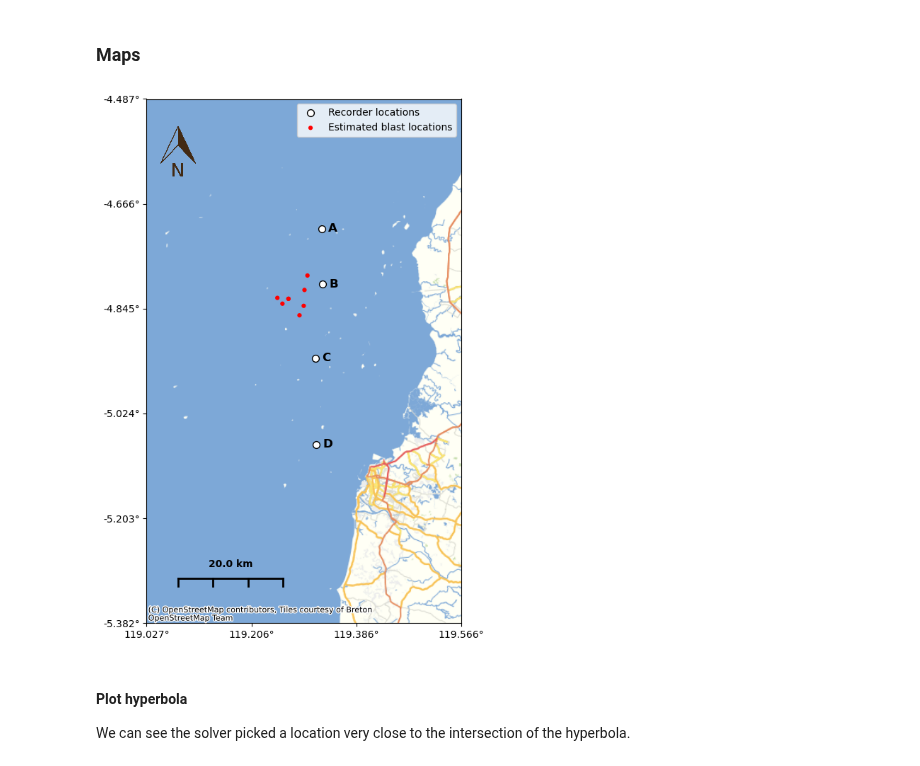
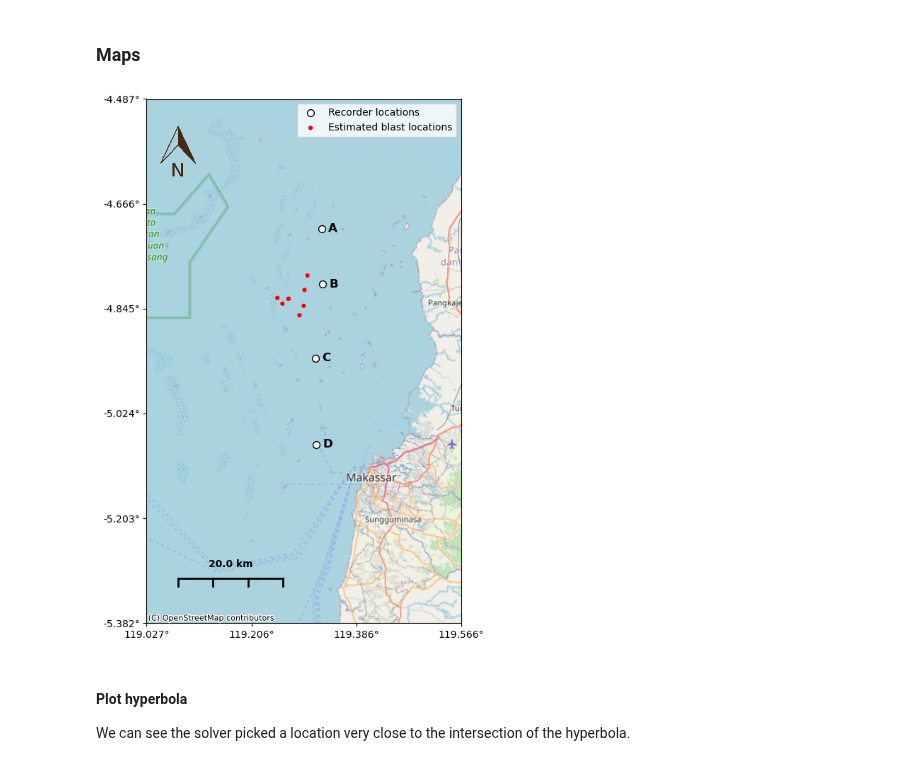
Before and after one commit to BenUCL/Bomb-Fishing, a Jupyter notebook: code/misc/acoustic_localization_notebook.ipynb, the cells around one changed output. Cells and saved outputs as stored; diff of their text form; code cells hidden in the pictures.

```diff
--- a/code/misc/acoustic_localization_notebook.ipynb
+++ b/code/misc/acoustic_localization_notebook.ipynb
@@ -798,40 +798,40 @@ ax.set_ylim(ymin - buf, ymax + buf)
 
 
 # Basemap
-provider = ctx.providers.OpenStreetMap.CAT
+provider = ctx.providers.OpenStreetMap.Mapnik #CAT
 ctx.add_basemap(ax, source=provider, crs="EPSG:3857")
 
 # Add north arrow
 add_north_arrow(ax, location="upper left", size=0.04)
 
 # Add scale bar
 SCALE_BAR_LEN = 20_000  # in metres
 add_scalebar(ax, length=SCALE_BAR_LEN, location="lower left", tick_count=4)
 
 # Enable lat/lon tick labels on the existing axes ===
 # Turn the axes back on so tick lines appear:
 ax.set_axis_on()
 ax.xaxis.set_ticks_position("bottom")
 ax.yaxis.set_ticks_position("left")
 ax.tick_params(axis="both", labelsize=10)
 
 # Format ticks as degrees:
 ax.xaxis.set_major_formatter(mticker.FuncFormatter(make_x_formatter(decimals=3)))
 ax.yaxis.set_major_formatter(mticker.FuncFormatter(make_y_formatter(decimals=3)))
 
 # Show only every second tick on x axis to avoid clutter
 xticks = ax.get_xticks()
 ax.set_xticks(xticks[::2])
 yticks = ax.get_yticks()
 ax.set_yticks(yticks[::1])
 
 # Legend and final layout
 ax.legend(loc="upper right", fontsize=10)
 #ax.set_axis_off()  # hides only the frame, but keeps tick labels
 plt.tight_layout()
 plt.show()
 # %% [output]
-[figure, old version]
+[figure, new version]
 # %% [markdown]
 #### Plot hyperbola
 We can see the solver picked a location very close to the intersection of the hyperbola.
```
Also changed, not shown: parts of 2 cells of this notebook.
